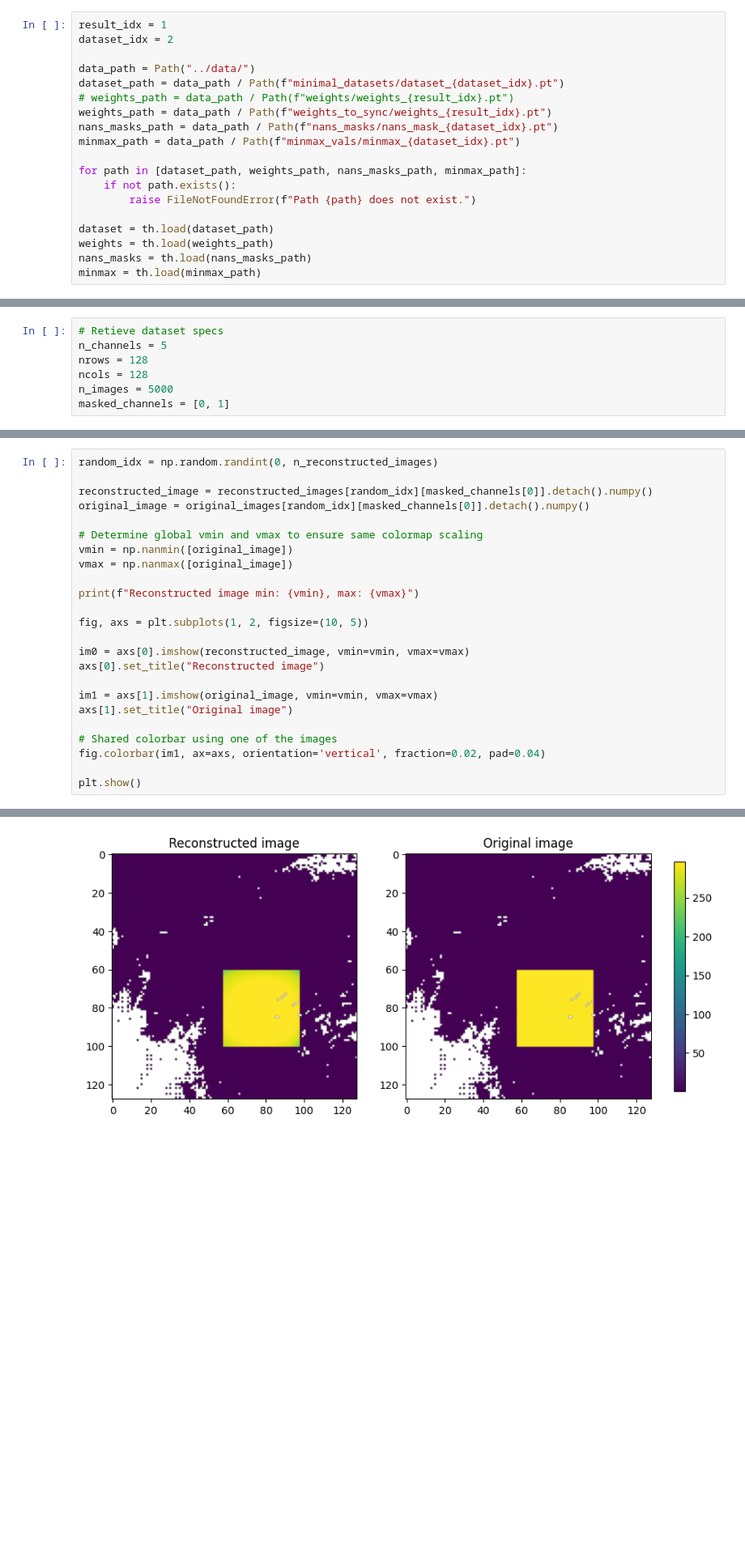
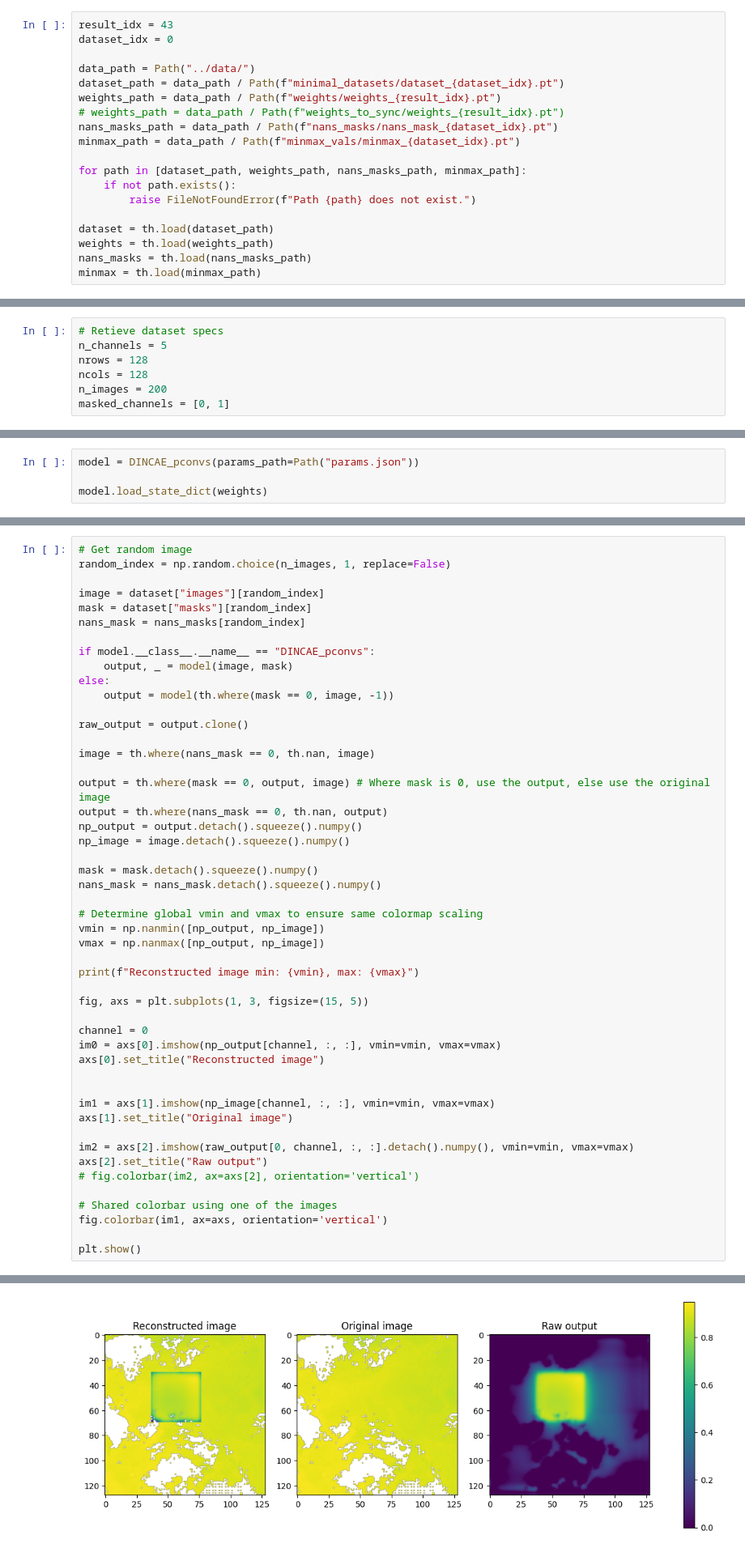
Before and after one commit to LisaDaVinchie/Land_data_inpainting, a Jupyter notebook: src/generate_reconstructed_images.ipynb, the cells around one changed output, grey strips where cells are left out. Shown at 81% size. Cells and saved outputs as stored; diff of their text form; blank space fills up the shorter version.

```diff
--- a/src/generate_reconstructed_images.ipynb
+++ b/src/generate_reconstructed_images.ipynb
@@ -9,11 +9,11 @@ from preprocessing.dataset_normalization import MinMaxNormalization
 # %%
-result_idx = 1
-dataset_idx = 2
+result_idx = 43
+dataset_idx = 0
 
 data_path = Path("../data/")
 dataset_path = data_path / Path(f"minimal_datasets/dataset_{dataset_idx}.pt")
-# weights_path = data_path / Path(f"weights/weights_{result_idx}.pt")
-weights_path = data_path / Path(f"weights_to_sync/weights_{result_idx}.pt")
+weights_path = data_path / Path(f"weights/weights_{result_idx}.pt")
+# weights_path = data_path / Path(f"weights_to_sync/weights_{result_idx}.pt")
 nans_masks_path = data_path / Path(f"nans_masks/nans_mask_{dataset_idx}.pt")
 minmax_path = data_path / Path(f"minmax_vals/minmax_{dataset_idx}.pt")
 
@@ -30,5 +37,5 @@ minmax = th.load(minmax_path)
 n_channels = 5
 nrows = 128
 ncols = 128
-n_images = 5000
+n_images = 200
 masked_channels = [0, 1]
@@ -96,0 +42,4 @@ for i, idx in enumerate(random_indices):
+# %%
+model = DINCAE_pconvs(params_path=Path("params.json"))
+
+model.load_state_dict(weights)
@@ -97,25 +48,50 @@ for i, idx in enumerate(random_indices):
 # %%
-random_idx = np.random.randint(0, n_reconstructed_images)
+# Get random image
+random_index = np.random.choice(n_images, 1, replace=False)
 
-reconstructed_image = reconstructed_images[random_idx][masked_channels[0]].detach().numpy()
-original_image = original_images[random_idx][masked_channels[0]].detach().numpy()
+image = dataset["images"][random_index]
+mask = dataset["masks"][random_index]
+nans_mask = nans_masks[random_index]
+
+if model.__class__.__name__ == "DINCAE_pconvs":
+    output, _ = model(image, mask)
+else:
+    output = model(th.where(mask == 0, image, -1))
+
+raw_output = output.clone()
+
+image = th.where(nans_mask == 0, th.nan, image)
+
+output = th.where(mask == 0, output, image) # Where mask is 0, use the output, else use the original image
+output = th.where(nans_mask == 0, th.nan, output)
+np_output = output.detach().squeeze().numpy()
+np_image = image.detach().squeeze().numpy()
+
+mask = mask.detach().squeeze().numpy()
+nans_mask = nans_mask.detach().squeeze().numpy()
 
 # Determine global vmin and vmax to ensure same colormap scaling
-vmin = np.nanmin([original_image])
-vmax = np.nanmax([original_image])
+vmin = np.nanmin([np_output, np_image])
+vmax = np.nanmax([np_output, np_image])
 
 print(f"Reconstructed image min: {vmin}, max: {vmax}")
 
-fig, axs = plt.subplots(1, 2, figsize=(10, 5))
+fig, axs = plt.subplots(1, 3, figsize=(15, 5))
 
-im0 = axs[0].imshow(reconstructed_image, vmin=vmin, vmax=vmax)
+channel = 0
+im0 = axs[0].imshow(np_output[channel, :, :], vmin=vmin, vmax=vmax)
 axs[0].set_title("Reconstructed image")
 
-im1 = axs[1].imshow(original_image, vmin=vmin, vmax=vmax)
+
+im1 = axs[1].imshow(np_image[channel, :, :], vmin=vmin, vmax=vmax)
 axs[1].set_title("Original image")
 
+im2 = axs[2].imshow(raw_output[0, channel, :, :].detach().numpy(), vmin=vmin, vmax=vmax)
+axs[2].set_title("Raw output")
+# fig.colorbar(im2, ax=axs[2], orientation='vertical')
+
 # Shared colorbar using one of the images
-fig.colorbar(im1, ax=axs, orientation='vertical', fraction=0.02, pad=0.04)
+fig.colorbar(im1, ax=axs, orientation='vertical')
 
 plt.show()
 # %% [output]
@@ -123 +99 @@ Reconstructed image min: 0.9723792672157288, max: 296.7900085449219
-[figure, old version]
+[figure, new version]
```
Also changed, not shown: parts of 9 cells of this notebook.
